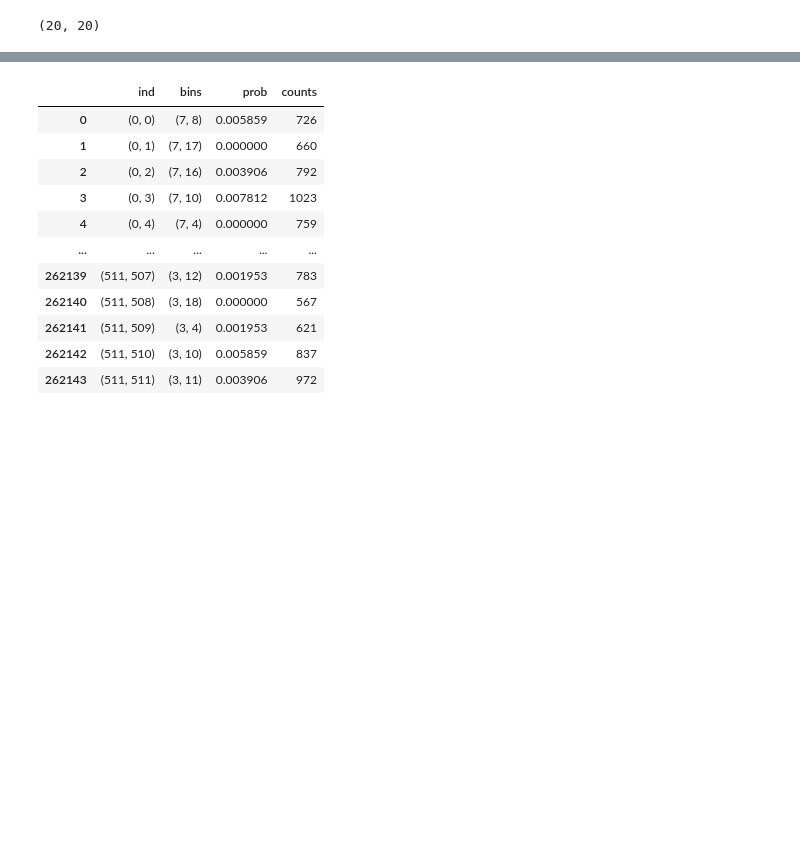
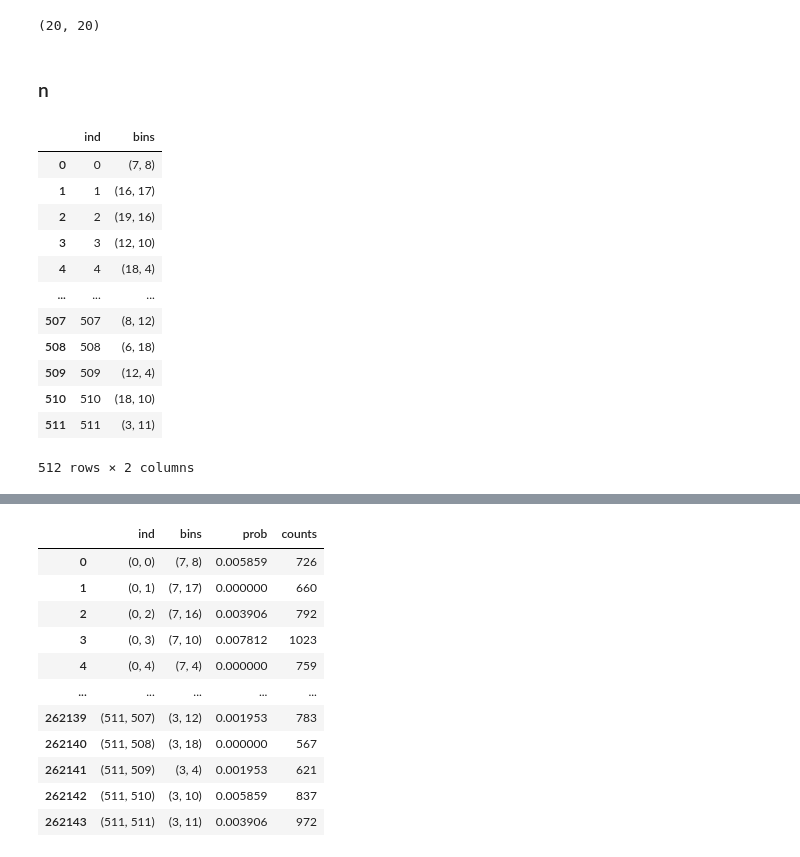
Before and after one commit to ronakdm/resnets, a Jupyter notebook: notebooks/workspace.ipynb, the cells around one changed output, grey strips where cells are left out. Saved outputs shown, nothing was run; the diff lists cells and outputs as text; code cells hidden in the pictures; blank space fills up the shorter version.

```diff
--- a/notebooks/workspace.ipynb
+++ b/notebooks/workspace.ipynb
@@ -84,3 +76,25 @@ pmat, observed_bins, observed_counts = count_freq(X, Y, (len(marginals[0]), len(
 pmat.shape
 # %% [output]
 (20, 20)
+# %% [markdown]
+### n
+# %%
+df1 = pd.DataFrame({
+    'ind': np.arange(n),
+    'bins': [(x, y) for x, y in zip(X, Y)]
+})
+df1
+# %% [output]
+|  | ind | bins |
+| 0 | 0 | (7, 8) |
+| 1 | 1 | (16, 17) |
+| 2 | 2 | (19, 16) |
+| 3 | 3 | (12, 10) |
+| 4 | 4 | (18, 4) |
+| ... | ... | ... |
+| 507 | 507 | (8, 12) |
+| 508 | 508 | (6, 18) |
+| 509 | 509 | (12, 4) |
+| 510 | 510 | (18, 10) |
+| 511 | 511 | (3, 11) |
+512 rows × 2 columns
```
Also changed, not shown: parts of 20 cells of this notebook, 50 other files.
